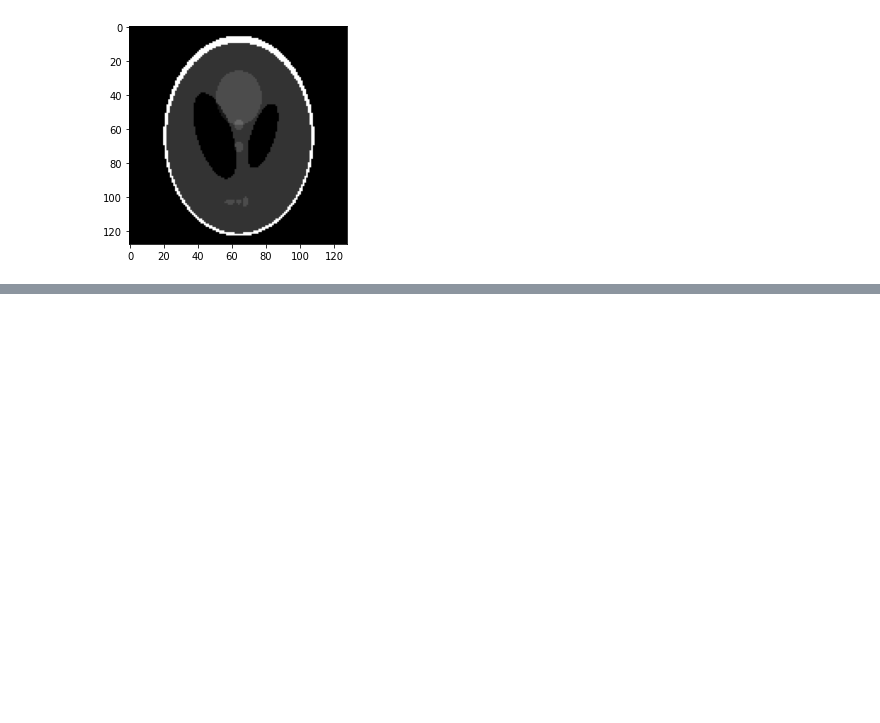
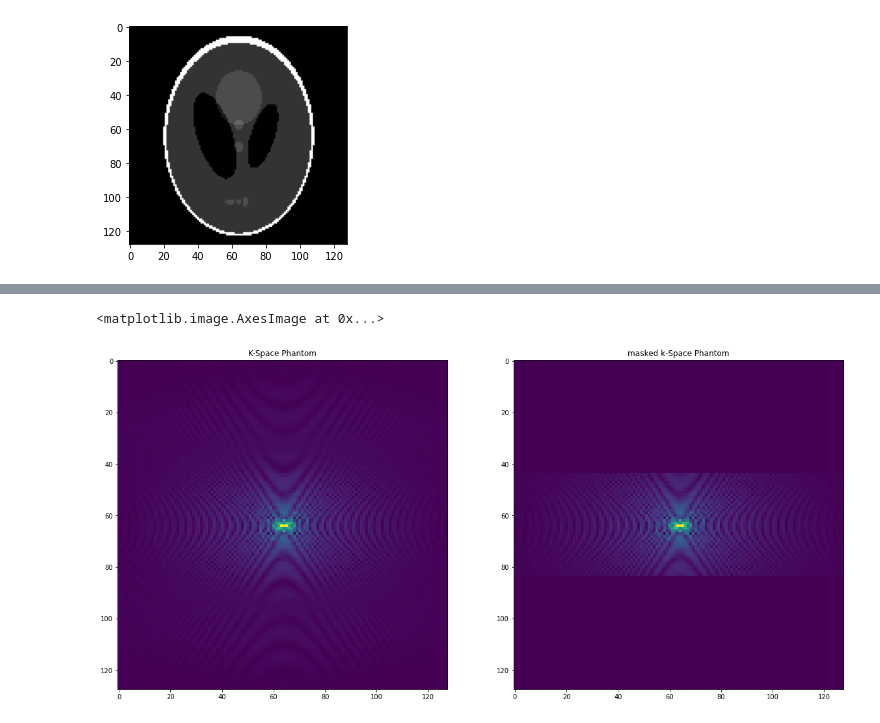
Before and after one commit to aTrotier/COURS_RECO_BART, a Jupyter notebook: cours_bart.ipynb, the cells around one changed output, grey strips where cells are left out. Drawn from its saved outputs; the diff is of its cells as text; code cells hidden in the pictures; blank space fills up the shorter version.

```diff
--- a/cours_bart.ipynb
+++ b/cours_bart.ipynb
@@ -97,0 +193,12 @@ plt.imshow(abs(x), cmap='gray')
+# %%
+shepp_kspace_u = shepp_kspace * mask;
+
+fig, ax = plt.subplots(ncols=2, figsize=(20, 10))
+ax[0].set_title("K-Space Phantom")
+ax[0].imshow(abs(shepp_kspace),vmin=0, vmax=0.03)
+
+ax[1].set_title("masked k-Space Phantom")
+ax[1].imshow(abs(shepp_kspace_u),vmin=0, vmax=0.03)
+# %% [output]
+<matplotlib.image.AxesImage at 0x...>
+[figure, added]
```
Also changed, not shown: parts of 15 cells of this notebook.
